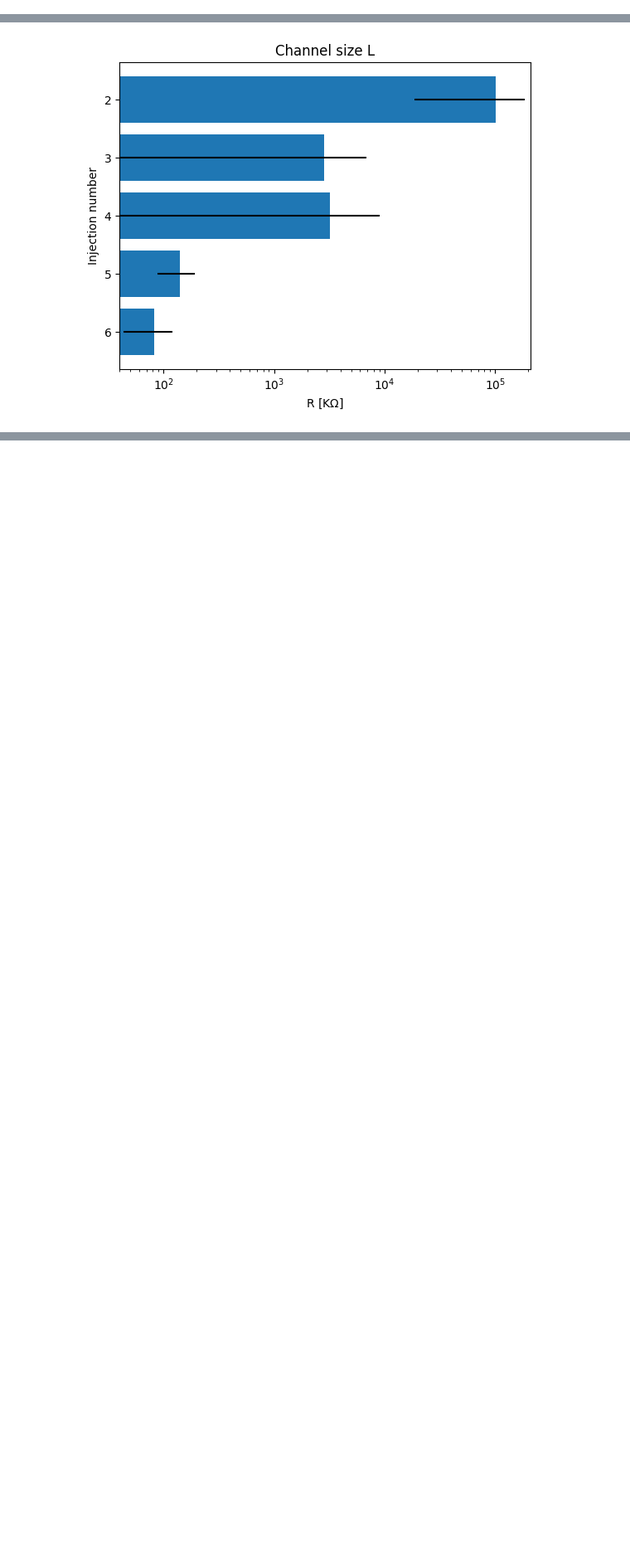
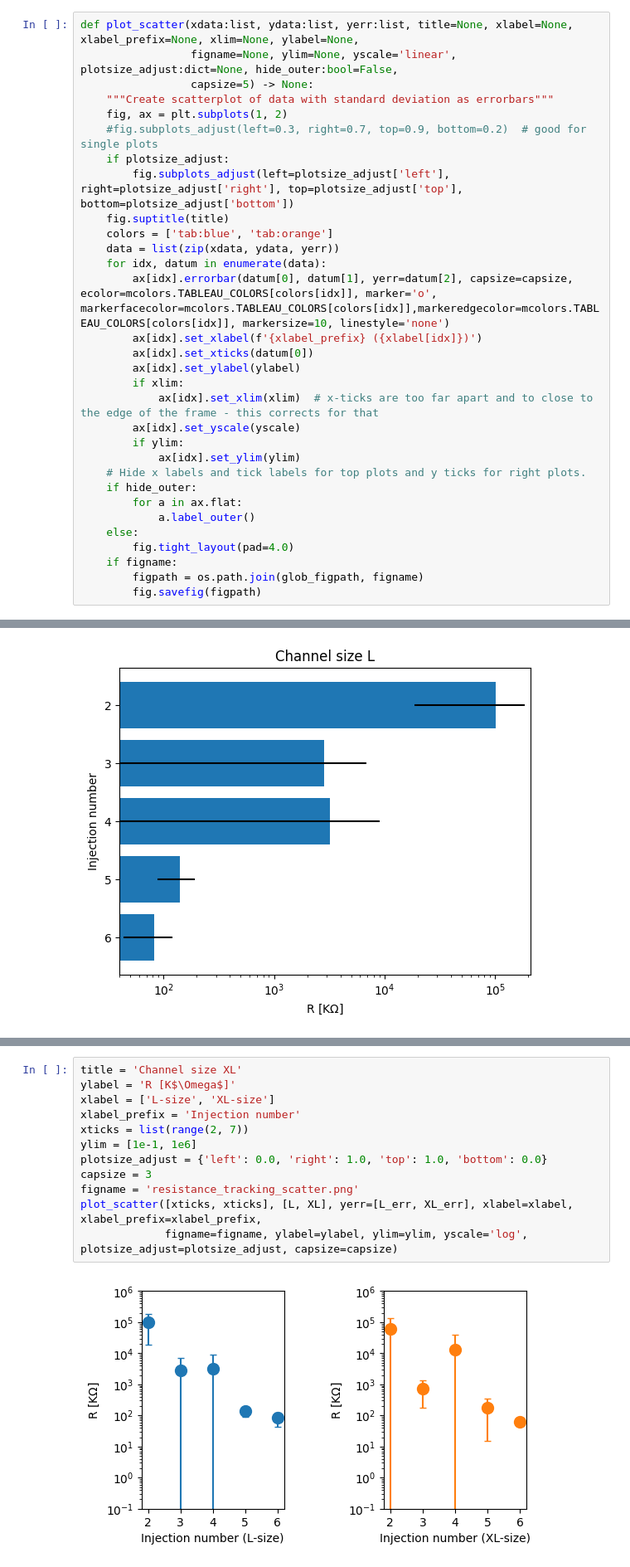
Before and after one commit to mkrause-nps/artificial-muscle, a Jupyter notebook: jupyter_notebooks/cnf_isoprop_inject.ipynb, the cells around one changed output, grey strips where cells are left out. Shown at 83% size. Saved outputs shown, nothing was run; the diff lists cells and outputs as text; blank space fills up the shorter version.

```diff
--- a/jupyter_notebooks/cnf_isoprop_inject.ipynb
+++ b/jupyter_notebooks/cnf_isoprop_inject.ipynb
@@ -51,0 +60,31 @@ plot_box(data=[XL, L], title=title, xlabel=xlabel, ylabel=ylabel, yticklabel=yti
+# %%
+def plot_scatter(xdata:list, ydata:list, yerr:list, title=None, xlabel=None, xlabel_prefix=None, xlim=None, ylabel=None,
+                 figname=None, ylim=None, yscale='linear', plotsize_adjust:dict=None, hide_outer:bool=False,
+                 capsize=5) -> None:
+    """Create scatterplot of data with standard deviation as errorbars"""
+    fig, ax = plt.subplots(1, 2)
+    #fig.subplots_adjust(left=0.3, right=0.7, top=0.9, bottom=0.2)  # good for single plots
+    if plotsize_adjust:
+        fig.subplots_adjust(left=plotsize_adjust['left'], right=plotsize_adjust['right'], top=plotsize_adjust['top'], bottom=plotsize_adjust['bottom'])
+    fig.suptitle(title)
+    colors = ['tab:blue', 'tab:orange']
+    data = list(zip(xdata, ydata, yerr))
+    for idx, datum in enumerate(data):
+        ax[idx].errorbar(datum[0], datum[1], yerr=datum[2], capsize=capsize, ecolor=mcolors.TABLEAU_COLORS[colors[idx]], marker='o', markerfacecolor=mcolors.TABLEAU_COLORS[colors[idx]],markeredgecolor=mcolors.TABLEAU_COLORS[colors[idx]], markersize=10, linestyle='none')
+        ax[idx].set_xlabel(f'{xlabel_prefix} ({xlabel[idx]})')
+        ax[idx].set_xticks(datum[0])
+        ax[idx].set_ylabel(ylabel)
+        if xlim:
+            ax[idx].set_xlim(xlim)  # x-ticks are too far apart and to close to the edge of the frame - this corrects for that
+        ax[idx].set_yscale(yscale)
+        if ylim:
+            ax[idx].set_ylim(ylim)
+    # Hide x labels and tick labels for top plots and y ticks for right plots.
+    if hide_outer:
+        for a in ax.flat:
+            a.label_outer()
+    else:
+        fig.tight_layout(pad=4.0)
+    if figname:
+        figpath = os.path.join(glob_figpath, figname)
+        fig.savefig(figpath)
@@ -96,0 +164,14 @@ plot_hbar(data=L, err=L_err, xlabel=xlabel, ylabel=ylabel, yticklabels=yticklabe
+# %%
+title = 'Channel size XL'
+ylabel = 'R [K$\Omega$]'
+xlabel = ['L-size', 'XL-size']
+xlabel_prefix = 'Injection number'
+xticks = list(range(2, 7))
+ylim = [1e-1, 1e6]
+plotsize_adjust = {'left': 0.0, 'right': 1.0, 'top': 1.0, 'bottom': 0.0}
+capsize = 3
+figname = 'resistance_tracking_scatter.png'
+plot_scatter([xticks, xticks], [L, XL], yerr=[L_err, XL_err], xlabel=xlabel, xlabel_prefix=xlabel_prefix,
+             figname=figname, ylabel=ylabel, ylim=ylim, yscale='log', plotsize_adjust=plotsize_adjust, capsize=capsize)
+# %% [output]
+[figure, added]
```
Also changed, not shown: parts of 16 cells of this notebook.
